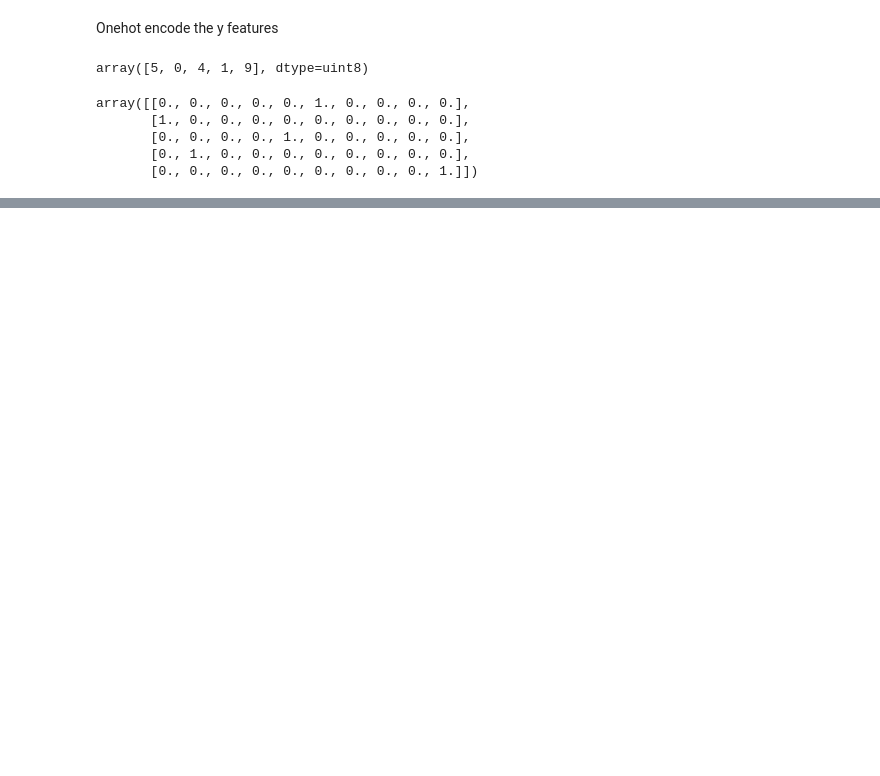
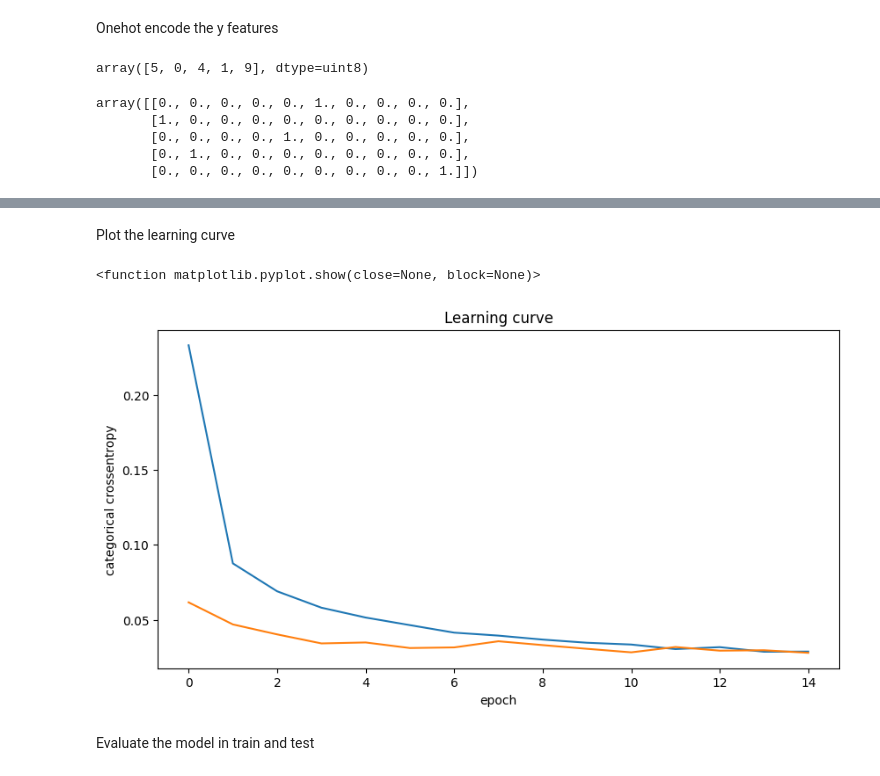
Before and after one commit to AKVITA380/Deep-Learning-6-July-2024, a Jupyter notebook: Handwritten_Digits_Classification.ipynb, the cells around one changed output, grey strips where cells are left out. Saved outputs shown, nothing was run; the diff lists cells and outputs as text; code cells hidden in the pictures; blank space fills up the shorter version.

```diff
--- a/Handwritten_Digits_Classification.ipynb
+++ b/Handwritten_Digits_Classification.ipynb
@@ -148,0 +187,26 @@ array([[0., 0., 0., 0., 0., 1., 0., 0., 0., 0.],
+# %%
+model = Sequential()
+
+# Added Input layer
+model.add(Input(shape=(28, 28, 1)))
+
+# Add Convolution Layer 1
+model.add(Conv2D(filters=32, kernel_size=(3, 3), activation='relu'))
+
+# Add Max pooling 1
+model.add(MaxPooling2D(pool_size=(2, 2)))
+
+# Add Convolution Layer2
+model.add(Conv2D(filters=64, kernel_size=(3, 3), activation='relu'))
+
+# Add Max pooling 2
+model.add(MaxPooling2D(pool_size=(2, 2)))
+
+# Add Flatten Layer
+model.add(Flatten())
+
+# Add Dropout Layer
+model.add(Dropout(0.5))
+
+# Output layer
+model.add(Dense(ytrain_cat.shape[1], activation='softmax'))
@@ -148,0 +237,4 @@ array([[0., 0., 0., 0., 0., 1., 0., 0., 0., 0.],
+# %%
+model.compile(optimizer = 'adam', loss = 'categorical_crossentropy', metrics = ['accuracy'])
+# %%
+hist = model.fit(xtrain_scl,ytrain_cat,epochs= 15,validation_split=0.1)
@@ -148,0 +259,15 @@ array([[0., 0., 0., 0., 0., 1., 0., 0., 0., 0.],
+# %% [markdown]
+Plot the learning curve
+# %%
+plt.figure(figsize = (10,5))
+plt.plot(hist.history['loss'],label = 'Train loss')
+plt.plot(hist.history['val_loss'],label = 'Validation loss')
+plt.title('Learning curve')
+plt.ylabel('categorical crossentropy')
+plt.xlabel('epoch')
+plt.show
+# %% [output]
+<function matplotlib.pyplot.show(close=None, block=None)>
+[figure, added]
+# %% [markdown]
+Evaluate the model in train and test
```
Also changed, not shown: parts of 40 cells of this notebook.
